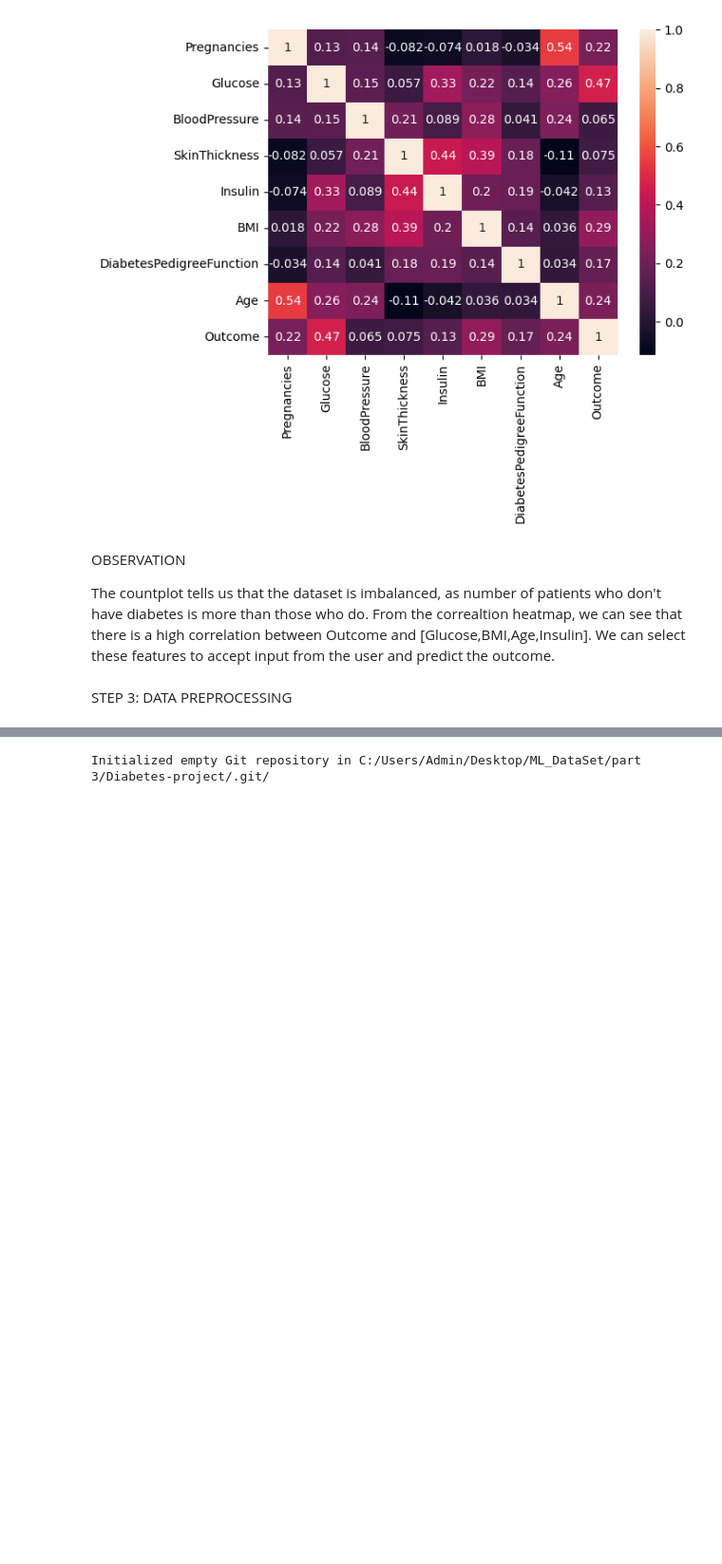
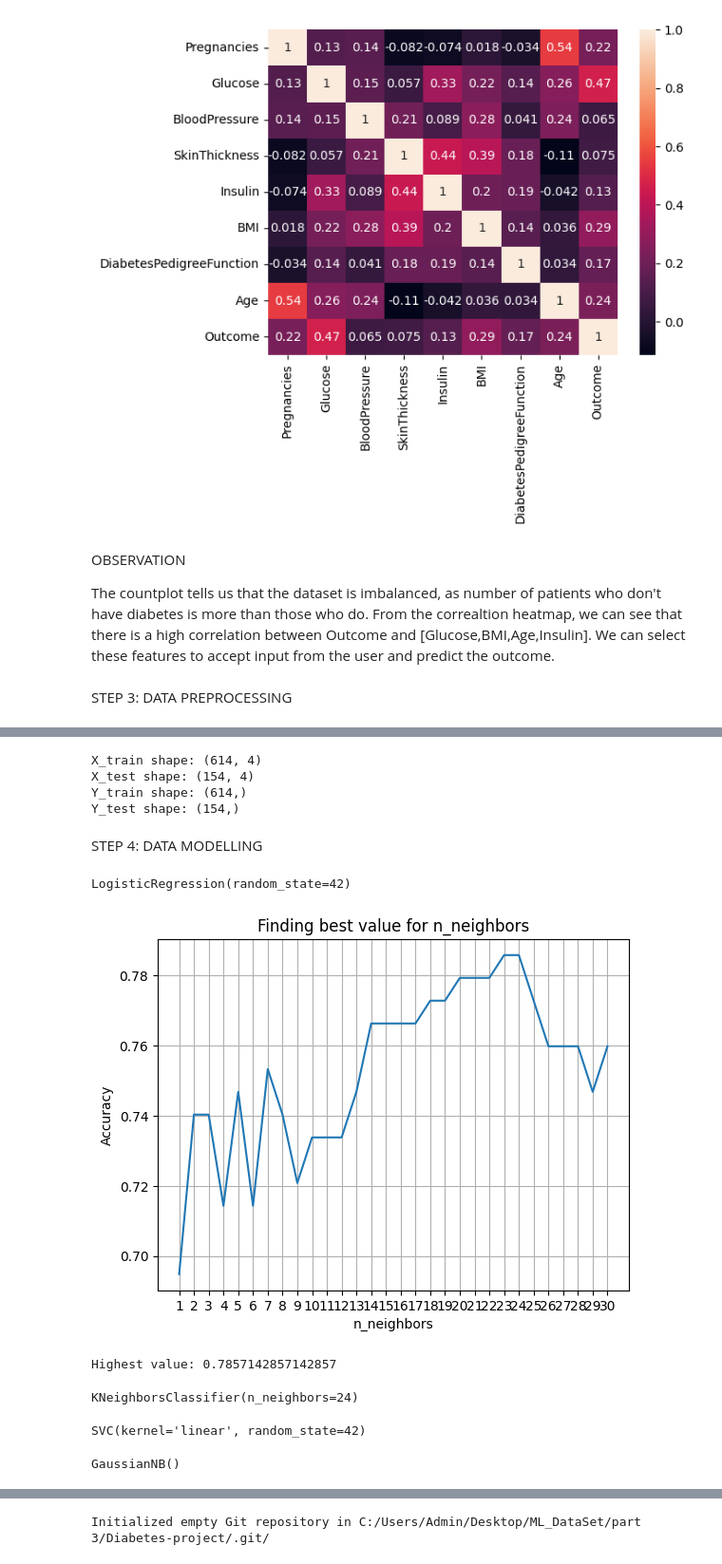
Before and after one commit to felista47/diabetes-prediction-model, a Jupyter notebook: diabetes.ipynb, the cells around one changed output, grey strips where cells are left out. Shown at 95% size. Cells and saved outputs as stored; diff of their text form; code cells hidden in the pictures; blank space fills up the shorter version.

Commit message:
Performed data modeling and model evaluation

```diff
--- a/diabetes.ipynb
+++ b/diabetes.ipynb
@@ -184,7 +191,78 @@ sc = MinMaxScaler(feature_range = (0, 1))
 dataset_scaled = sc.fit_transform(dataset_new)
 # %%
-dataset_scaled = pd.DataFrame(dataset_scaled)
+dataset_scaled = pd.DataFrame(dataset_scaled, columns=dataset_new.columns)
 # %%
 # Selecting features - [Glucose, Insulin, BMI, Age]
-X = dataset_scaled.iloc[:, [1, 4, 5, 7]].values
-Y = dataset_scaled.iloc[:, 8].values
+X = dataset_scaled[['Glucose', 'Insulin', 'BMI', 'Age']]
+Y = dataset_scaled['Outcome']
+# %%
+# Splitting the dataset X and Y
+from sklearn.model_selection import train_test_split
+X_train, X_test, Y_train, Y_test = train_test_split(X, Y, test_size=0.20, random_state=42, stratify=dataset_new['Outcome'])
+# %%
+# Checking dimensions
+print("X_train shape:", X_train.shape)
+print("X_test shape:", X_test.shape)
+print("Y_train shape:", Y_train.shape)
+print("Y_test shape:", Y_test.shape)
+# %% [output]
+X_train shape: (614, 4)
+X_test shape: (154, 4)
+Y_train shape: (614,)
+Y_test shape: (154,)
+# %% [markdown]
+STEP 4: DATA MODELLING
+# %%
+# Logistic Regression Algorithm
+from sklearn.linear_model import LogisticRegression
+logreg = LogisticRegression(random_state=42)
+logreg.fit(X_train, Y_train)
+# %% [output]
+LogisticRegression(random_state=42)
+# %%
+# Plotting a graph for n_neighbors
+from sklearn.neighbors import KNeighborsClassifier
+from sklearn.metrics import accuracy_score
+
+# Assuming X_train, Y_train, X_test, and Y_test are defined
+X_axis = list(range(1, 31))
+acc = []
+for i in X_axis:
+    knn_model = KNeighborsClassifier(n_neighbors=i)
+    knn_model.fit(X_train, Y_train)
+    prediction = knn_model.predict(X_test)
+    acc.append(accuracy_score(Y_test, prediction))
+
+plt.plot(X_axis, acc)
+plt.xticks(X_axis)
+plt.title("Finding best value for n_neighbors")
+plt.xlabel("n_neighbors")
+plt.ylabel("Accuracy")
+plt.grid()
+plt.show()
+
+print('Highest value:', max(acc))
+# %% [output]
+[figure, added]
+Highest value: 0.7857142857142857
+# %%
+# K nearest neighbors Algorithm
+from sklearn.neighbors import KNeighborsClassifier
+knn = KNeighborsClassifier(n_neighbors=24, metric='minkowski', p=2)
+knn.fit(X_train, Y_train)
+# %% [output]
+KNeighborsClassifier(n_neighbors=24)
+# %%
+# Support Vector Classifier Algorithm
+from sklearn.svm import SVC
+svc = SVC(kernel='linear', random_state=42)
+svc.fit(X_train, Y_train)
+# %% [output]
+SVC(kernel='linear', random_state=42)
+# %%
+# Naive Bayes Algorithm
+from sklearn.naive_bayes import GaussianNB
+nb = GaussianNB()
+nb.fit(X_train, Y_train)
+# %% [output]
+GaussianNB()
```
Also changed, not shown: parts of 24 cells of this notebook, 2 other files.
